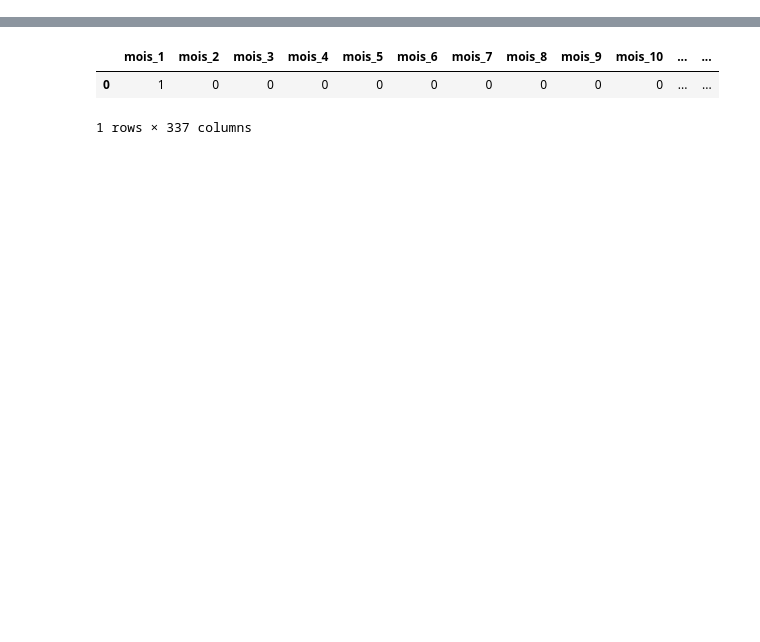
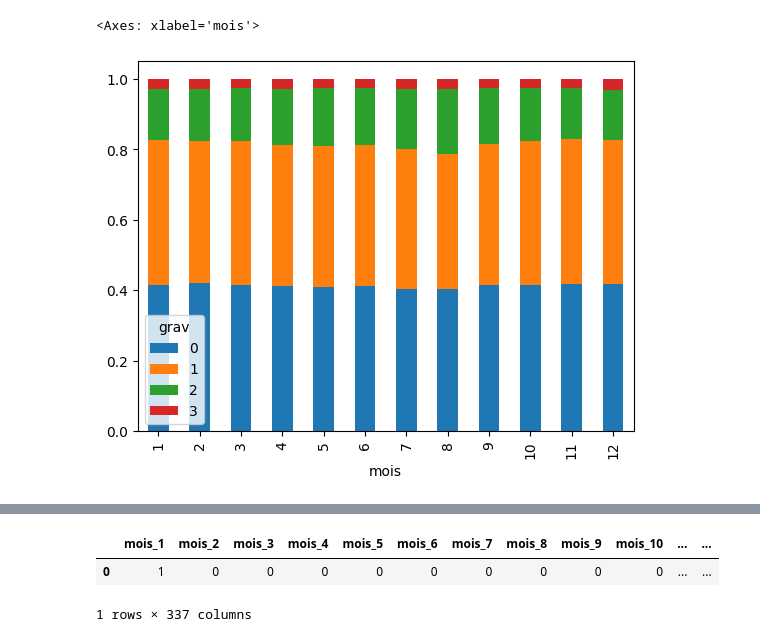
Before and after one commit to karatruc/Streamlit, a Jupyter notebook: Streamlit/test.ipynb, the cells around one changed output, grey strips where cells are left out. Cells and saved outputs as stored; diff of their text form; code cells hidden in the pictures; blank space fills up the shorter version.

```diff
--- a/Streamlit/test.ipynb
+++ b/Streamlit/test.ipynb
@@ -59,0 +57,5 @@ ValueError: Unrecognized data type: x=[[1.0, 0.0, 0.0, 0.0, 0.0, 0.0, 0.0, 0.0,
+# %%
+(df.groupby([variable, 'grav']).size() / df.groupby(variable, observed=False).size()).reset_index().pivot(columns='grav', index=variable, values=0).plot(kind='bar', stacked=True)
+# %% [output]
+<Axes: xlabel='mois'>
+[figure, added]
```
Also changed, not shown: parts of 24 cells of this notebook, 4 other files.
